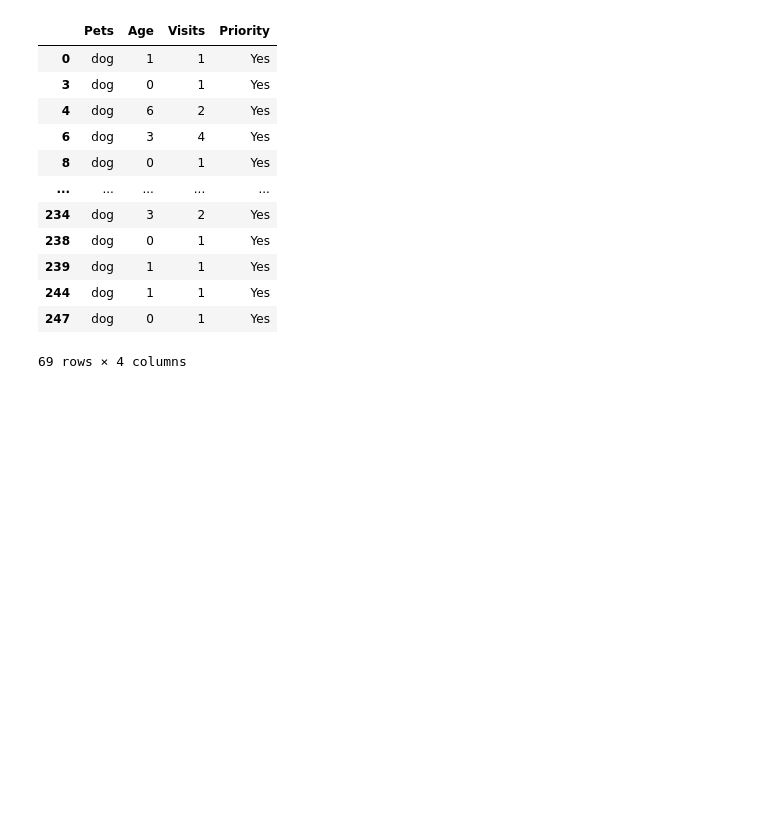
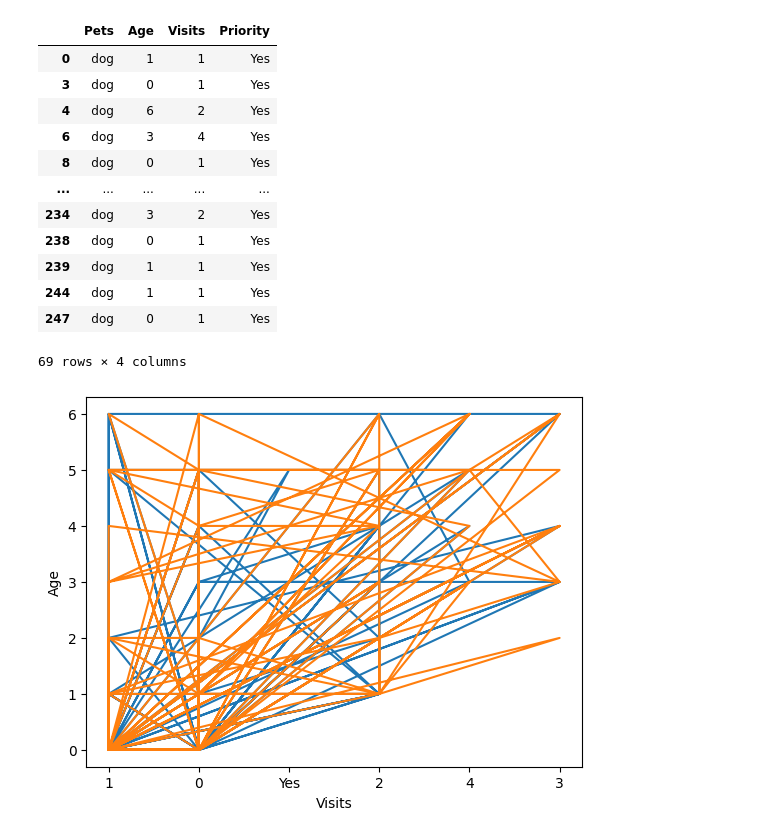
Before and after one commit to CodeBlue0001/data-analysis-Training, a Jupyter notebook: numpy.ipynb, the cells around one changed output. Cells and saved outputs as stored; diff of their text form; code cells hidden in the pictures; blank space fills up the shorter version.

```diff
--- a/numpy.ipynb
+++ b/numpy.ipynb
@@ -178,3 +178,18 @@ priority_dog
 | 244 | dog | 1 | 1 | Yes |
 | 247 | dog | 0 | 1 | Yes |
 69 rows × 4 columns
+# %%
+# dogs and cats in the plot
+
+cat_dataset=pd.DataFrame(Dataset[Dataset["Pets"]=="cat"])
+cat_dataset
+min_len = min(len(clean_dog_dataset["Visits"]), len(cat_dataset["Visits"]))
+plt.xlabel("Visits")
+plt.ylabel("Age")
+# ploting dogs data
+plt.plot(clean_dog_dataset["Visits"].iloc[:min_len],clean_dog_dataset["Age"].iloc[:min_len])
+# ploting cat data on this
+plt.plot(cat_dataset["Visits"].iloc[:min_len],cat_dataset["Age"].iloc[:min_len])
+plt.show()
+# %% [output]
+[figure, added]
```
Also changed, not shown: parts of 6 cells of this notebook.
